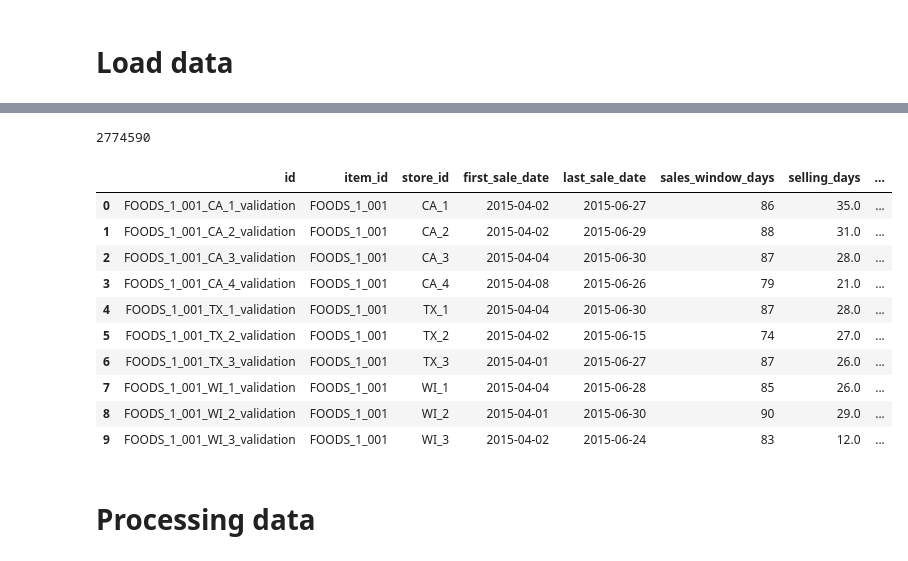
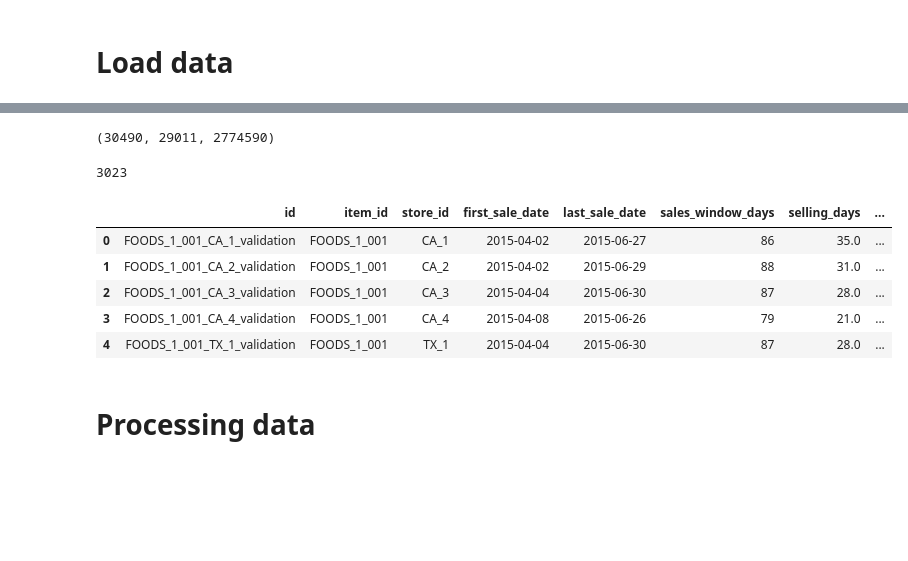
Before and after one commit to njimenez94/m5-forecasting, a Jupyter notebook: notebooks/02_demand_classification.ipynb, the cells around one changed output, grey strips where cells are left out. Drawn from its saved outputs; the diff is of its cells as text; code cells hidden in the pictures; blank space fills up the shorter version.

```diff
--- a/notebooks/02_demand_classification.ipynb
+++ b/notebooks/02_demand_classification.ipynb
@@ -45,7 +67,3 @@ sales_data.head()
-# %%
-len(sales_data)
-# %% [output]
-2774590
 # %%
 query = f"""
 SELECT
@@ -66,20 +84,23 @@ ORDER BY item_id, store_id
 """
 
 demand_summary = con.query(query).to_df().round(3)
+# %%
+len(sales_data['id'].unique()), len(demand_summary), len(sales_data)
+# %% [output]
+(30490, 29011, 2774590)
+# %%
+len(demand_summary['item_id'].unique())
+# %% [output]
+3023
 # %%
-demand_summary.head(10)
+demand_summary.head()
 # %% [output]
 |  | id | item_id | store_id | first_sale_date | last_sale_date | sales_window_days | selling_days | ... |
 | 0 | FOODS_1_001_CA_1_validation | FOODS_1_001 | CA_1 | 2015-04-02 | 2015-06-27 | 86 | 35.0 | ... |
 | 1 | FOODS_1_001_CA_2_validation | FOODS_1_001 | CA_2 | 2015-04-02 | 2015-06-29 | 88 | 31.0 | ... |
 | 2 | FOODS_1_001_CA_3_validation | FOODS_1_001 | CA_3 | 2015-04-04 | 2015-06-30 | 87 | 28.0 | ... |
 | 3 | FOODS_1_001_CA_4_validation | FOODS_1_001 | CA_4 | 2015-04-08 | 2015-06-26 | 79 | 21.0 | ... |
 | 4 | FOODS_1_001_TX_1_validation | FOODS_1_001 | TX_1 | 2015-04-04 | 2015-06-30 | 87 | 28.0 | ... |
-| 5 | FOODS_1_001_TX_2_validation | FOODS_1_001 | TX_2 | 2015-04-02 | 2015-06-15 | 74 | 27.0 | ... |
-| 6 | FOODS_1_001_TX_3_validation | FOODS_1_001 | TX_3 | 2015-04-01 | 2015-06-27 | 87 | 26.0 | ... |
-| 7 | FOODS_1_001_WI_1_validation | FOODS_1_001 | WI_1 | 2015-04-04 | 2015-06-28 | 85 | 26.0 | ... |
-| 8 | FOODS_1_001_WI_2_validation | FOODS_1_001 | WI_2 | 2015-04-01 | 2015-06-30 | 90 | 29.0 | ... |
-| 9 | FOODS_1_001_WI_3_validation | FOODS_1_001 | WI_3 | 2015-04-02 | 2015-06-24 | 83 | 12.0 | ... |
 # %% [markdown]
 # Processing data
 # %%
```
Also changed, not shown: parts of 17 cells of this notebook, 16 other files.
